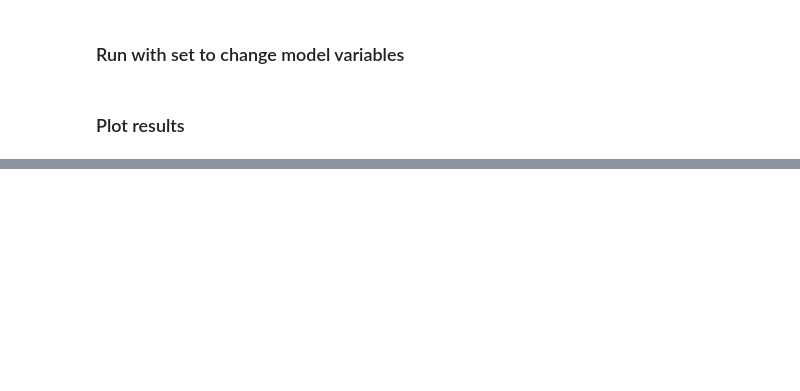
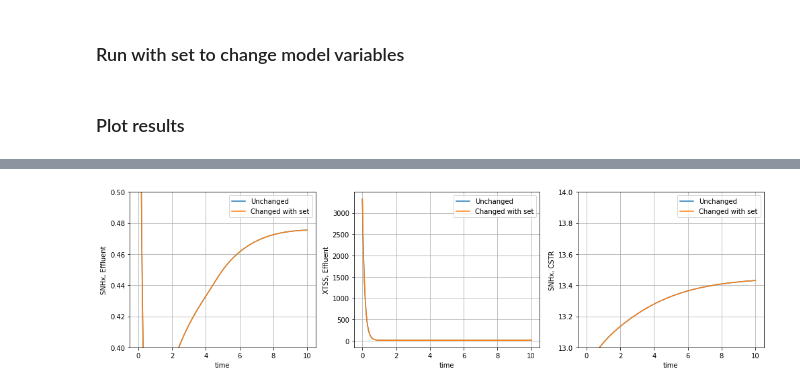
Before and after one commit to stroutm/sewerWRRF, a Jupyter notebook: SumoPythonPractice/Influent set in Sumo.ipynb, the cells around one changed output, grey strips where cells are left out. Saved outputs shown, nothing was run; the diff lists cells and outputs as text; code cells hidden in the pictures; blank space fills up the shorter version.

Commit message:
Updated notebook for setting model parameters

```diff
--- a/SumoPythonPractice/Influent set in Sumo.ipynb
+++ b/SumoPythonPractice/Influent set in Sumo.ipynb
@@ -16,7 +16,7 @@ sumo = Sumo(sumoPath="C:/Users/Sara/AppData/Local/Dynamita/Sumo19",
 # %% [output]
 License OK...
 # %%
-unchanged = 0
+unchanged = 1
 changed = 1
 # %% [markdown]
 ### Run with unchanged model variables
@@ -25,6 +25,7 @@ if unchanged == 1:
 
     def datacomm_callback(sumo):
         t_noset.append(sumo.core.csumo_var_get_time_double(sumo.handle))
+        snhx_cstr_noset.append(sumo.core.csumo_var_get_pvtarray_pos(sumo.handle, snhx_cstr_pos, 0))
         snhx_effl_noset.append(sumo.core.csumo_var_get_pvt_pos(sumo.handle, snhx_effl_pos))
         xtss_effl_noset.append(sumo.core.csumo_var_get_pvt_pos(sumo.handle, xtss_effl_pos))
         snhx_infl_noset.append(sumo.core.csumo_var_get_pvt_pos(sumo.handle, snhx_infl_pos))
@@ -37,6 +38,7 @@ if unchanged == 1:
 
     sumo.register_datacomm_callback(datacomm_callback)
 
+    snhx_cstr_pos = sumo.core.csumo_model_get_variable_info_pos(sumo.handle, b'Sumo__Plant__CSTR__SNHx')
     snhx_effl_pos = sumo.core.csumo_model_get_variable_info_pos(sumo.handle, b'Sumo__Plant__Effluent__SNHx')
     xtss_effl_pos = sumo.core.csumo_model_get_variable_info_pos(sumo.handle, b'Sumo__Plant__Effluent__XTSS')
     snhx_infl_pos = sumo.core.csumo_model_get_variable_info_pos(sumo.handle, b'Sumo__Plant__Influent__SNHx')
@@ -45,6 +47,7 @@ if unchanged == 1:
     sumo.set_dataComm(50*60*1000)
 
     t_noset = []
+    snhx_cstr_noset = []
     snhx_effl_noset = []
     xtss_effl_noset = []
     snhx_infl_noset = []
@@ -53,6 +56,7 @@ if unchanged == 1:
     while not sumo.simulation_finished:
         time.sleep(0.01)
 
+    snhx_cstr_noset_cp = cp.deepcopy(snhx_cstr_noset)
     snhx_effl_noset_cp = cp.deepcopy(snhx_effl_noset)
     xtss_effl_noset_cp = cp.deepcopy(xtss_effl_noset)
     snhx_infl_noset_cp = cp.deepcopy(snhx_infl_noset)
@@ -65,6 +71,7 @@ if unchanged == 1:
 if changed == 1:
     def datacomm_callback(sumo):
         t_set.append(sumo.core.csumo_var_get_time_double(sumo.handle))
+        snhx_cstr_set.append(sumo.core.csumo_var_get_pvtarray_pos(sumo.handle, snhx_cstr_pos, 0))
         snhx_effl_set.append(sumo.core.csumo_var_get_pvt_pos(sumo.handle, snhx_effl_pos))
         xtss_effl_set.append(sumo.core.csumo_var_get_pvt_pos(sumo.handle, xtss_effl_pos))
         snhx_infl_set.append(sumo.core.csumo_var_get_pvt_pos(sumo.handle, snhx_infl_pos))
@@ -77,19 +84,23 @@ if changed == 1:
 
     sumo.register_datacomm_callback(datacomm_callback)
 
+    snhx_cstr_pos = sumo.core.csumo_model_get_variable_info_pos(sumo.handle, b'Sumo__Plant__CSTR__SNHx')
     snhx_effl_pos = sumo.core.csumo_model_get_variable_info_pos(sumo.handle, b'Sumo__Plant__Effluent__SNHx')
     xtss_effl_pos = sumo.core.csumo_model_get_variable_info_pos(sumo.handle, b'Sumo__Plant__Effluent__XTSS')
     snhx_infl_pos = sumo.core.csumo_model_get_variable_info_pos(sumo.handle, b'Sumo__Plant__Influent__SNHx')
 
     # Set variables in model
-    sumo.core.csumo_command_send(sumo.handle, b'set Sumo__Plant__Influent__SNHx 100;')
-    sumo.core.csumo_command_send(sumo.handle, b'set Sumo__Plant__Effluent__SNHx 100;')
-    sumo.core.csumo_command_send(sumo.handle, b'set Sumo__Plant__CSTR__v47_SNHx 5;')
+    #sumo.core.csumo_command_send(sumo.handle, b'set Sumo__Plant__Influent__SNHx 100;')
+    #sumo.core.csumo_command_send(sumo.handle, b'set Sumo__Plant__Effluent__SNHx 100;')
+    #sumo.core.csumo_command_send(sumo.handle, b'set Sumo__Plant__CSTR__v47_SNHx 5;')
+    command = 'set Sumo__Plant__Sumo1__KNHx_NITO_AS 0.0;' # This is originally 0.7
+    sumo.core.csumo_command_send(sumo.handle, command.encode('utf8'))
 
     sumo.set_stopTime(10*24*60*60*1000)
     sumo.set_dataComm(50*60*1000)
 
     t_set = []
+    snhx_cstr_set = []
     snhx_effl_set = []
     xtss_effl_set = []
     snhx_infl_set = []
@@ -98,6 +109,7 @@ if changed == 1:
     while not sumo.simulation_finished:
         time.sleep(0.01)
 
+    snhx_cstr_set_cp = cp.deepcopy(snhx_cstr_set)
     snhx_effl_set_cp = cp.deepcopy(snhx_effl_set)
     xtss_effl_set_cp = cp.deepcopy(xtss_effl_set)
     snhx_infl_set_cp = cp.deepcopy(snhx_infl_set)
@@ -110,16 +122,22 @@ fig, (axs) = plt.subplots(1,3, figsize=(14,4))
 if unchanged == 1:
     axs[0].plot(t_noset_cp, snhx_effl_noset_cp, label='Unchanged')
     axs[1].plot(t_noset_cp, xtss_effl_noset_cp, label='Unchanged')
-    axs[2].plot(t_noset_cp, snhx_infl_noset_cp, label='Unchanged')
+    #axs[2].plot(t_noset_cp, snhx_infl_noset_cp, label='Unchanged')
+    axs[2].plot(t_noset_cp, snhx_cstr_noset_cp, label='Unchanged')
 
 if changed == 1:
     axs[0].plot(t_set_cp, snhx_effl_set_cp, label='Changed with set')
     axs[1].plot(t_set_cp, xtss_effl_set_cp, label='Changed with set')
-    axs[2].plot(t_set_cp, snhx_infl_set_cp, label='Changed with set')
+    #axs[2].plot(t_set_cp, snhx_infl_set_cp, label='Changed with set')
+    axs[2].plot(t_set_cp, snhx_cstr_set_cp, label='Changed with set')
 
 axs[0].set_xlabel('time'); axs[0].set_ylabel('SNHx, Effluent')
 axs[1].set_xlabel('time'); axs[1].set_ylabel('XTSS, Effluent')
-axs[2].set_xlabel('time'); axs[2].set_ylabel('SNHx, Influent')
+#axs[2].set_xlabel('time'); axs[2].set_ylabel('SNHx, Influent')
+axs[2].set_xlabel('time'); axs[2].set_ylabel('SNHx, CSTR')
+
+axs[0].set_ylim((0.4,0.5))
+axs[2].set_ylim((13,14))
 
 axs[0].legend()
 axs[1].legend()
@@ -133,0 +150 @@ plt.show()
+[figure, added]
```
Also changed, not shown: parts of 2 cells of this notebook.
